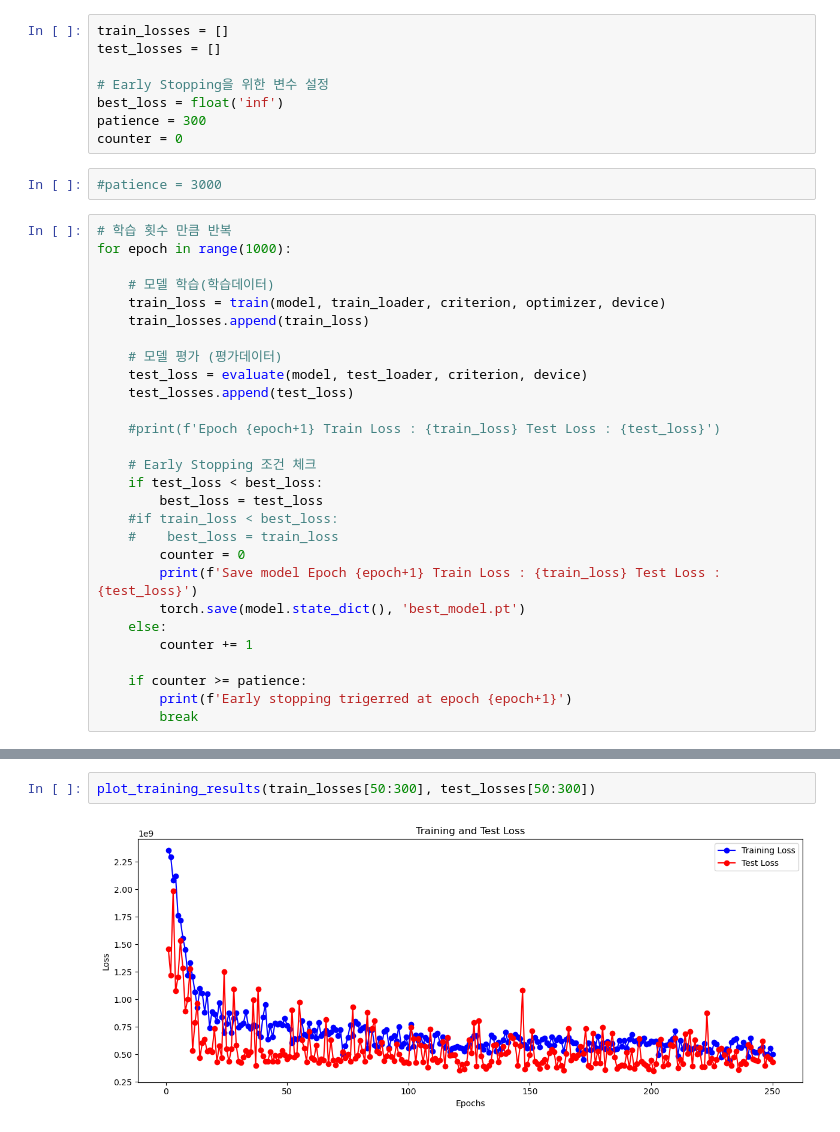
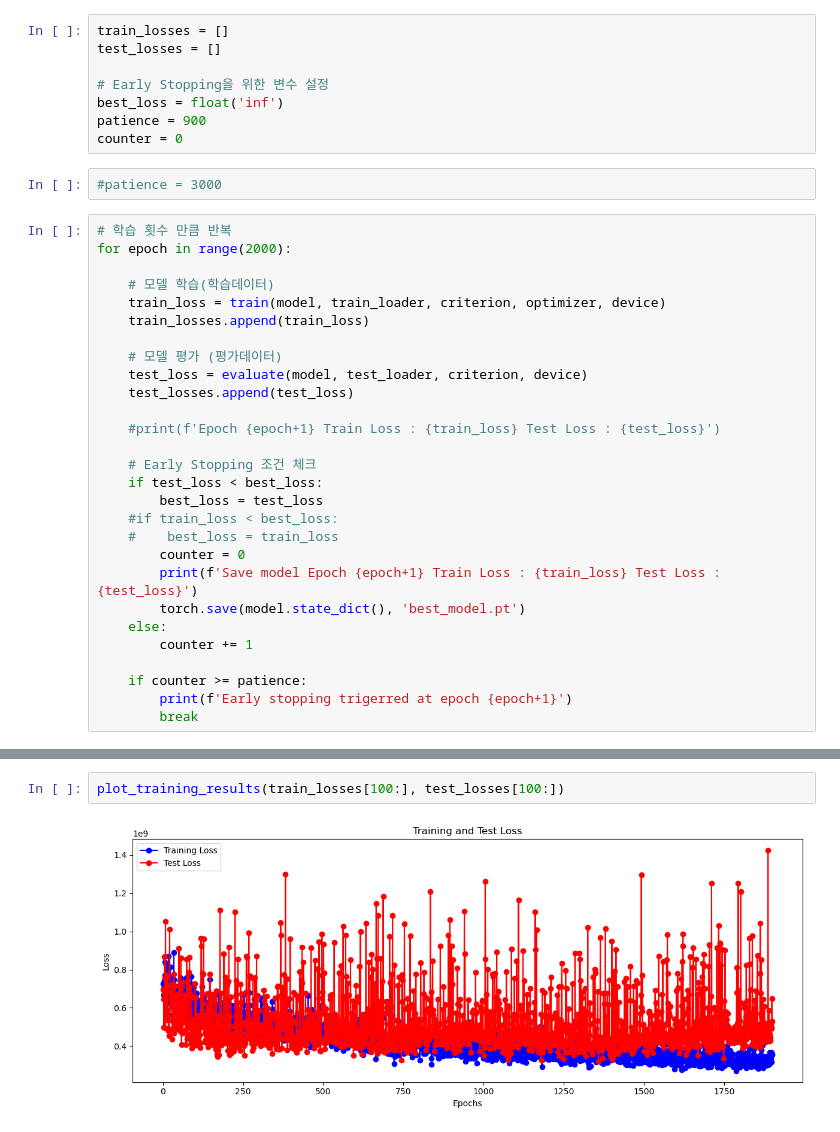
Before and after one commit to jaegon-kim/python_study, a Jupyter notebook: src/ai_essential_250317/house_price_prediction/prediction_preprocessing.ipynb, the cells around one changed output, grey strips where cells are left out. Drawn from its saved outputs; the diff is of its cells as text.

```diff
--- a/src/ai_essential_250317/house_price_prediction/prediction_preprocessing.ipynb
+++ b/src/ai_essential_250317/house_price_prediction/prediction_preprocessing.ipynb
@@ -161,13 +161,13 @@ test_losses = []
 
 # Early Stopping을 위한 변수 설정
 best_loss = float('inf')
-patience = 300
+patience = 900
 counter = 0
 # %%
 #patience = 3000
 # %%
 # 학습 횟수 만큼 반복
-for epoch in range(1000):
+for epoch in range(2000):
 
     # 모델 학습(학습데이터)
     train_loss = train(model, train_loader, criterion, optimizer, device)
@@ -216,7 +218,7 @@ model.load_state_dict(torch.load('best_model.pt'))
 # %%
-plot_training_results(train_losses[50:300], test_losses[50:300])
+plot_training_results(train_losses[100:], test_losses[100:])
 # %% [output]
-[figure, old version]
+[figure, new version]
 # %%
 plot_training_results(train_losses, test_losses)
 # %% [output]
```
Also changed, not shown: parts of 4 cells of this notebook.
